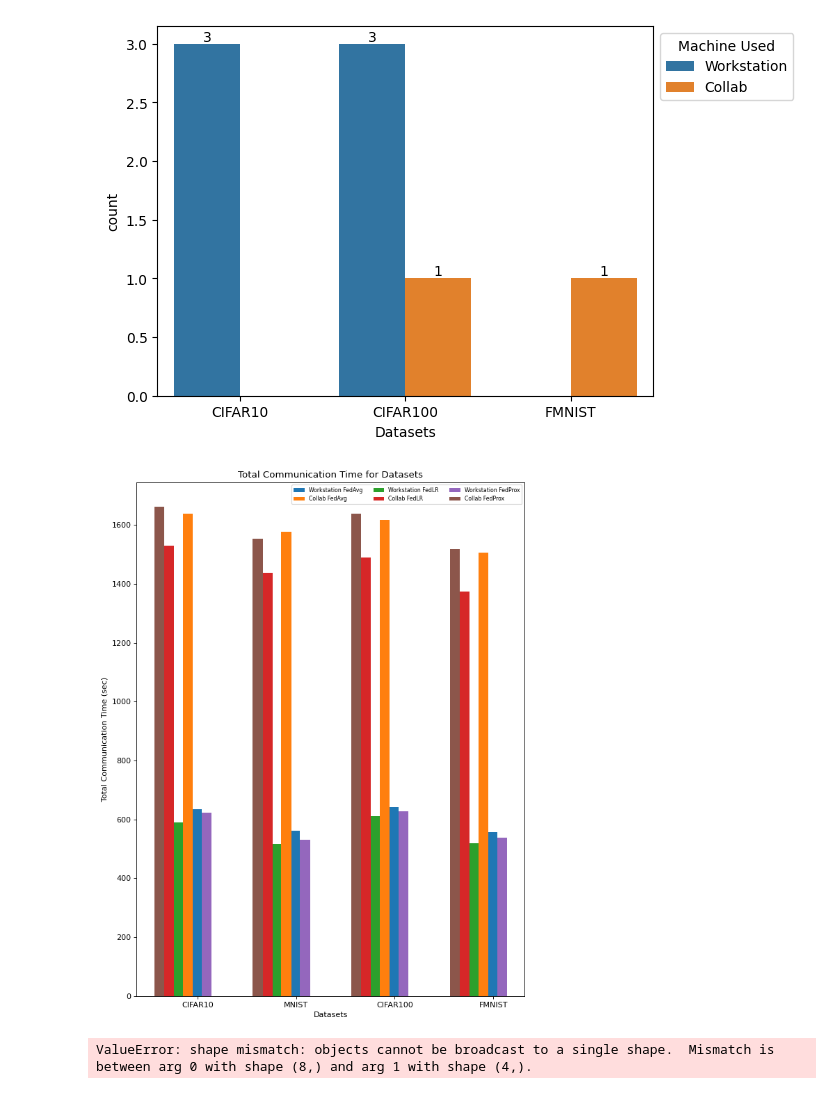
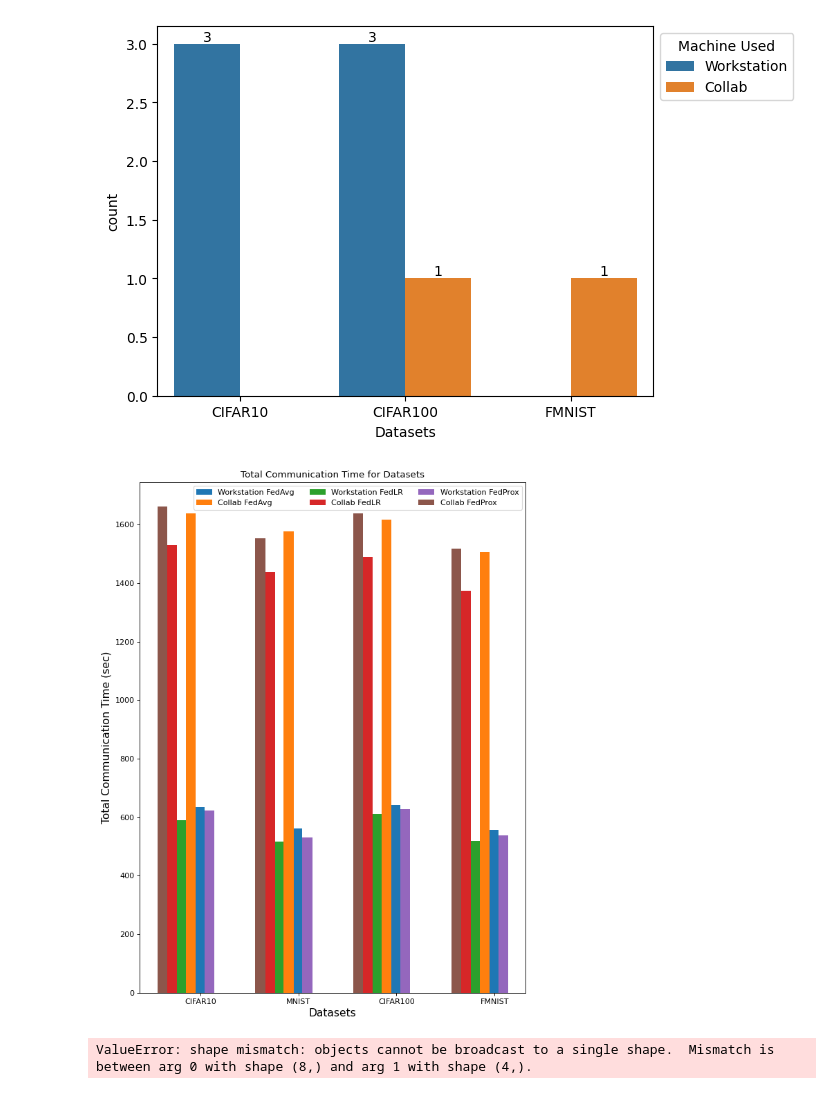
Before and after one commit to vipulhld001/flower, a Jupyter notebook: MyStrat/finalgraph.ipynb, the cells around one changed output. Cells and saved outputs as stored; diff of their text form; code cells hidden in the pictures.

Commit message:
Bold Graphs Added

```diff
--- a/MyStrat/finalgraph.ipynb
+++ b/MyStrat/finalgraph.ipynb
@@ -42,36 +42,37 @@ for c in p.containers:
 # %%
 
 import numpy as np
 import matplotlib.pyplot as plt
 from matplotlib.pyplot import figure
 figure(figsize=(9, 12), dpi=80)
+plt.rcParams['axes.labelsize'] = 14
 X = ["CIFAR10", "MNIST", "CIFAR100", "FMNIST"]
 Ygirls = [635.65,562.51,641.14,557.56] #Workstation FedAvg
 Zboys = [1638.73,1576.74,1617.62,1504.77] #Collab FedAvg
 Ygirlsx = [589.74,515.81,611.08,519.84] #   Workstation FedLR
 Zboysx = [1528.82,1438.09,1490.00,1374.31] #Collab FedLR
 prox = [622.28,531.81,628.44,537.23] #Workstation FedProx
 proy = [1662.25,1553.16,1637.13,1516.53] #Collab FedProx
 
 X_axis = np.arange(len(X))
 
 plt.bar(X_axis + .14, Ygirls, 0.1, label = 'Workstation FedAvg')
 plt.bar(X_axis + .05, Zboys, 0.1, label = 'Collab FedAvg')
 plt.bar(X_axis - .05, Ygirlsx, 0.1, label = 'Workstation FedLR')
 plt.bar(X_axis - .14, Zboysx, 0.1, label = 'Collab FedLR')
 plt.bar(X_axis + .24, prox, 0.1, label = 'Workstation FedProx')
 plt.bar(X_axis - .24, proy, 0.1, label = 'Collab FedProx')
 plt.xticks(X_axis+.15, X)
 plt.xlabel("Datasets")
 plt.ylabel("Total Communication Time (sec)")
-plt.title("Total Communication Time for Datasets")
+plt.title("Total Communication Time for Datasets",)
 
-plt.legend(fontsize='x-small',ncol=3)
+plt.legend(ncol=3)
 
 
 plt.show()
 # %% [output]
-[figure, old version]
+[figure, new version]
 # %%
 import numpy as np
 import matplotlib.pyplot as plt
```
Also changed, not shown: 13 other files.
